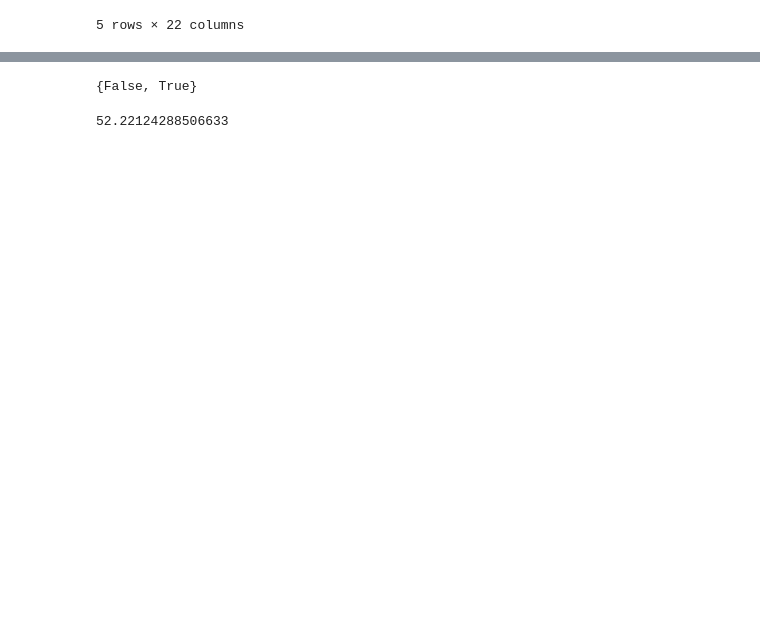
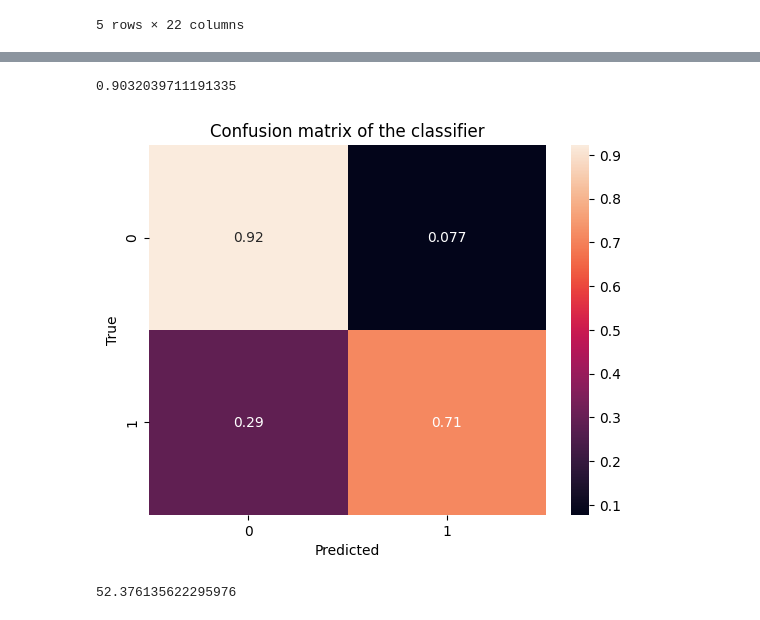
Before and after one commit to Timevdo/CS505-Final-Project, a Jupyter notebook: model_workbook.ipynb, the cells around one changed output, grey strips where cells are left out. Saved outputs shown, nothing was run; the diff lists cells and outputs as text; code cells hidden in the pictures; blank space fills up the shorter version.

```diff
--- a/model_workbook.ipynb
+++ b/model_workbook.ipynb
@@ -126,19 +186,40 @@ plt.show()
-# %%
-set(y_pred)
-# %% [output]
-{False, True}
+# %%
+X_train, X_test, y_train, y_test = train_test_split(
+    X_w2v_mean, Y_naive_mean_passed, test_size=0.3, random_state=42)
+
+model = LinearSVC(
+    class_weight='balanced',
+    ).fit(X_train, y_train)
+y_pred = model.predict(X_test)
+accuracy_score(y_test, y_pred)
+
+print(accuracy_score(y_test, y_pred))
+
+from sklearn.metrics import confusion_matrix
+import seaborn as sns
+import matplotlib.pyplot as plt
+
+cm = confusion_matrix(y_test, y_pred, normalize='true')
+sns.heatmap(cm, annot=True)
+plt.title('Confusion matrix of the classifier')
+plt.xlabel('Predicted')
+plt.ylabel('True')
+plt.show()
+# %% [output]
+0.9032039711191335
+[figure, added]
 # %%
 from xgboost import XGBClassifier, XGBRegressor
 
 X_train, X_test, y_train, y_test = train_test_split(
-    X_naive_mean, Y_naive_mean_yea, test_size=0.2, random_state=42)
+    X_w2v_mean, Y_naive_mean_yea, test_size=0.2, random_state=42)
 
 bst = XGBRegressor(n_estimators=200, learning_rate=0.1)
 bst.fit(X_train, y_train)
 y_pred = bst.predict(X_test)
 print(mean_squared_error(y_test, y_pred)**0.5)
 # %% [output]
-52.22124288506633
+52.376135622295976
 # %%
 X_train, X_test, y_train, y_test = train_test_split(
     X_naive_mean, Y_naive_mean_passed, test_size=0.2, random_state=42)
```
Also changed, not shown: parts of 10 cells of this notebook.
